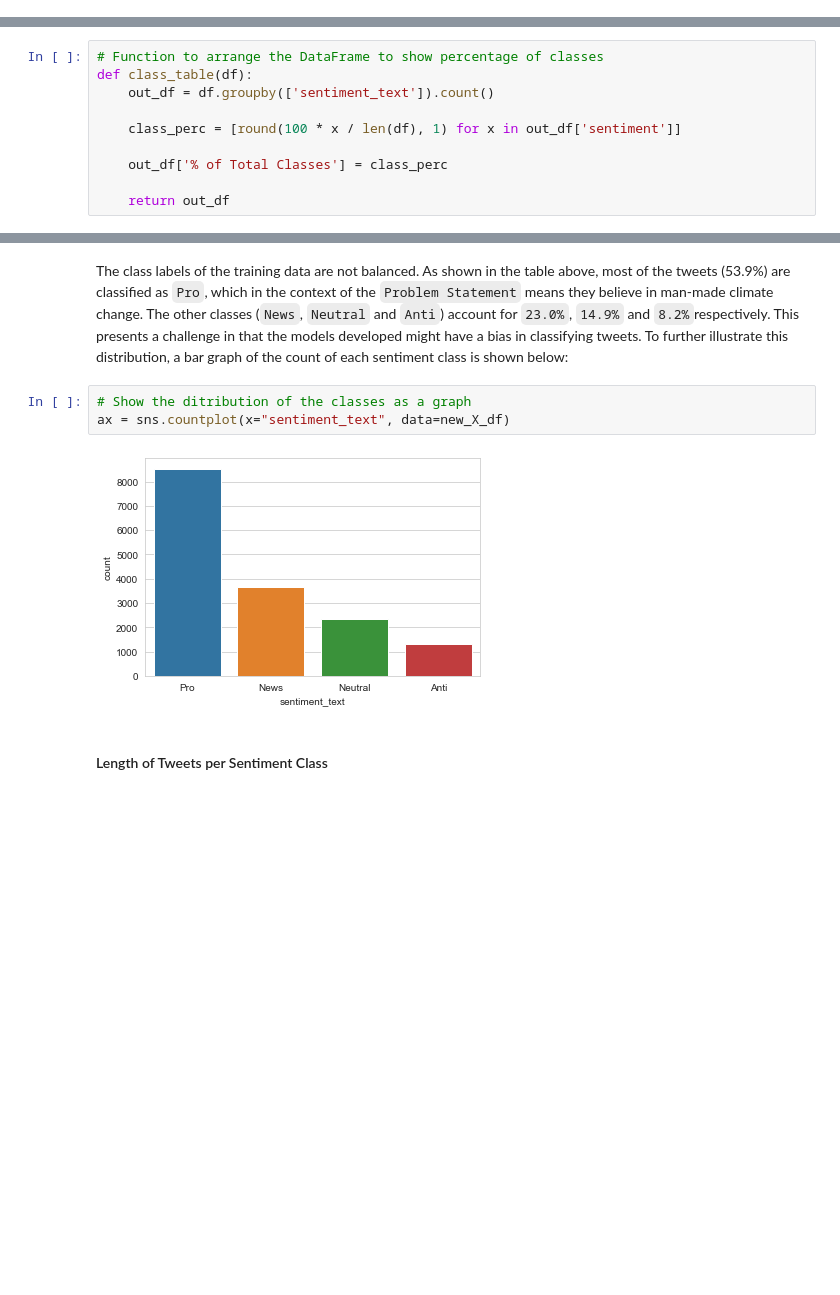
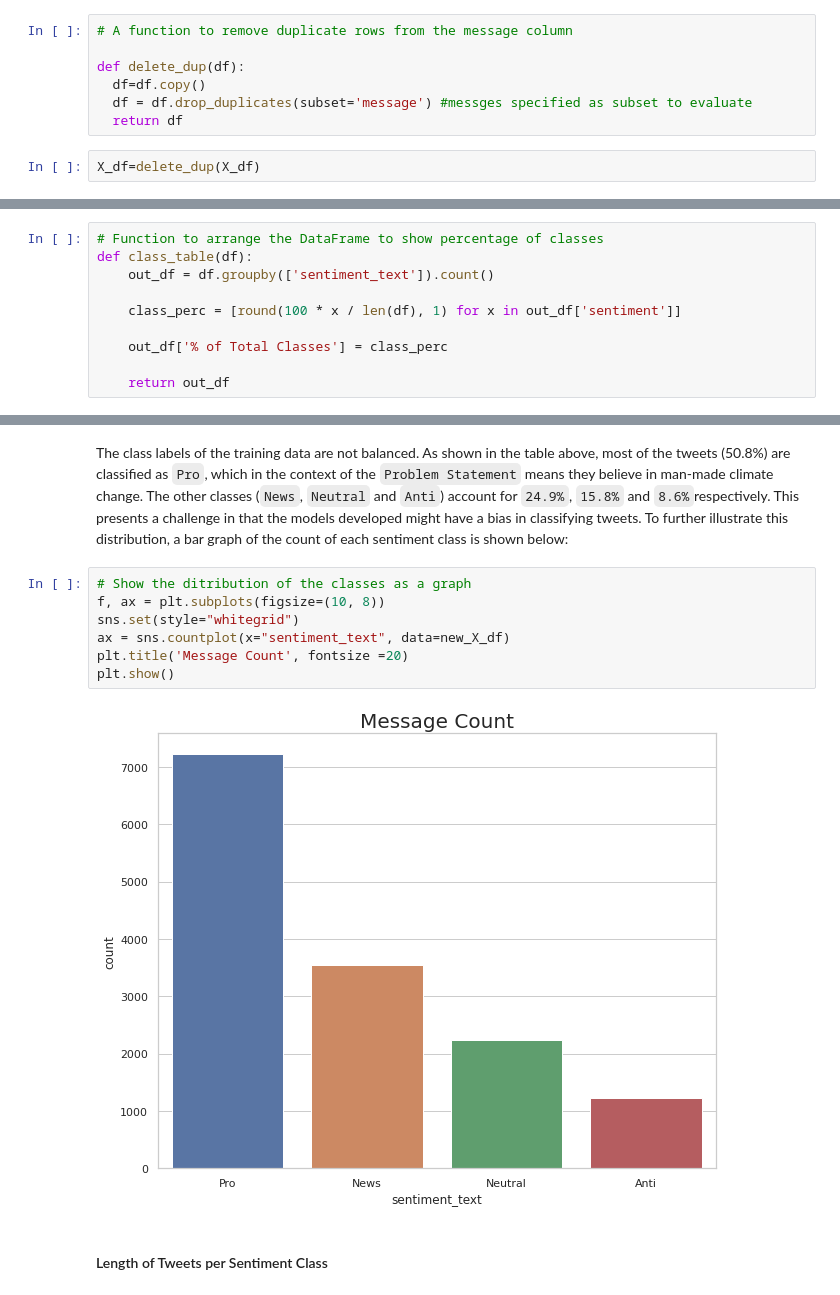
Before and after one commit to lejone/Classification, a Jupyter notebook: Classification Predict.ipynb, the cells around one changed output, grey strips where cells are left out. Cells and saved outputs as stored; diff of their text form; blank space fills up the shorter version.

```diff
--- a/Classification Predict.ipynb
+++ b/Classification Predict.ipynb
@@ -41,0 +111,9 @@ X_df.head(10)
+# %%
+# A function to remove duplicate rows from the message column
+
+def delete_dup(df):
+  df=df.copy()
+  df = df.drop_duplicates(subset='message') #messges specified as subset to evaluate
+  return df
+# %%
+X_df=delete_dup(X_df)
@@ -97,10 +185,14 @@ new_X_df_t
 # %% [markdown]
-The class labels of the training data are not balanced. As shown in the table above, most of the tweets (53.9%) are classified as `Pro`, which in the context of the `Problem Statement` means they believe in man-made climate change. The other classes (`News`, `Neutral` and `Anti`) account for `23.0%`, `14.9%` and `8.2%`respectively. This presents a challenge in that the models developed might have a bias in classifying tweets. To further illustrate this distribution, a bar graph of the count of each sentiment class is shown below:
+The class labels of the training data are not balanced. As shown in the table above, most of the tweets (50.8%) are classified as `Pro`, which in the context of the `Problem Statement` means they believe in man-made climate change. The other classes (`News`, `Neutral` and `Anti`) account for `24.9%`, `15.8%` and `8.6%`respectively. This presents a challenge in that the models developed might have a bias in classifying tweets. To further illustrate this distribution, a bar graph of the count of each sentiment class is shown below:
 # %%
 # Show the ditribution of the classes as a graph
+f, ax = plt.subplots(figsize=(10, 8))
+sns.set(style="whitegrid")
 ax = sns.countplot(x="sentiment_text", data=new_X_df)
+plt.title('Message Count', fontsize =20)
+plt.show()
 # %% [output]
-[figure, old version]
+[figure, new version]
 # %% [markdown]
 #### Length of Tweets per Sentiment Class
 # %%
```
Also changed, not shown: parts of 68 cells of this notebook.
